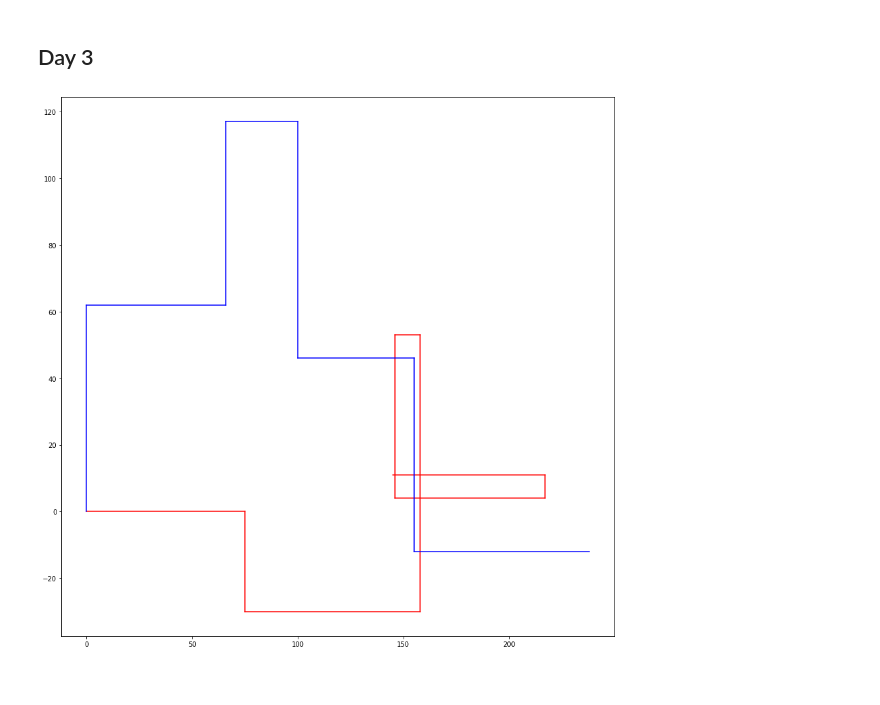
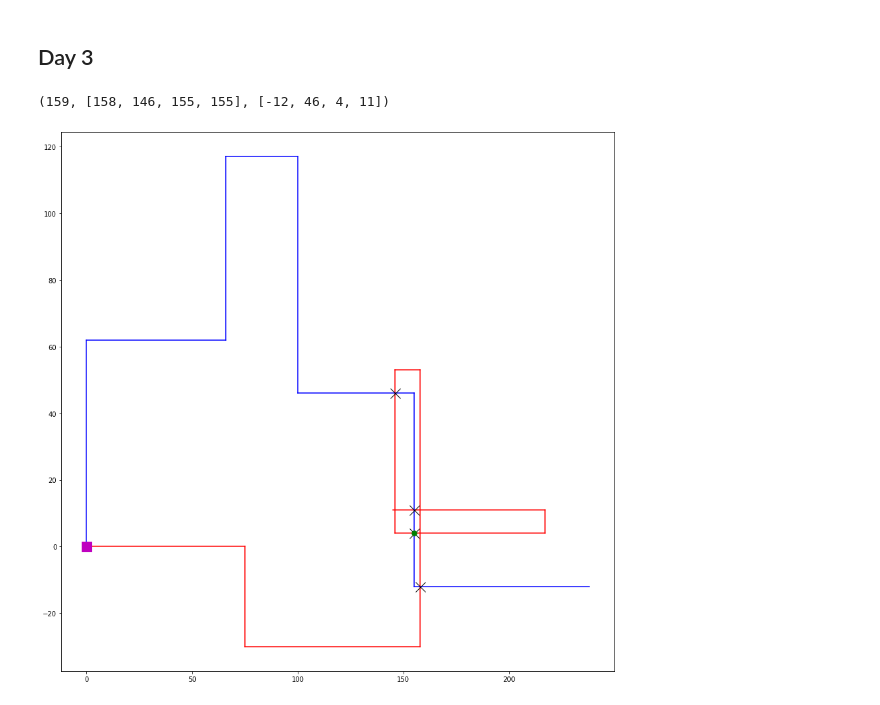
Before and after one commit to martinlarsalbert/adventofcode_2019, a Jupyter notebook: day03.1.ipynb, the cells around one changed output. Drawn from its saved outputs; the diff is of its cells as text; code cells hidden in the pictures.

```diff
--- a/day03.1.ipynb
+++ b/day03.1.ipynb
@@ -13,13 +14,43 @@ moves1 = moves1_str.split(',')
 moves2 = moves2_str.split(',')
 lines1 = record_moves(moves=moves1)
 lines2 = record_moves(moves=moves2)
+
+xs,ys = get_intersections(lines1,lines2)
-# %%
-fig,ax = plt.subplots()
-fig.set_size_inches(15,15)
-for line in lines1:
-    line.plot(ax,linestyle='-', color='r')
-
-for line in lines2:
-    line.plot(ax,linestyle='-', color='b')
-# %% [output]
-[figure, removed]
+# %%
+
+def plot_solution(moves1_str,moves2_str,ax):
+
+    moves1 = moves1_str.split(',')
+    moves2 = moves2_str.split(',')
+    lines1 = record_moves(moves=moves1)
+    lines2 = record_moves(moves=moves2)
+
+    xs,ys = get_intersections(lines1,lines2)
+
+    for line in lines1:
+        line.plot(ax,linestyle='-', color='r')
+
+    for line in lines2:
+        line.plot(ax,linestyle='-', color='b')
+
+    ax.plot(xs,ys,'kx',ms=15)
+    #for x,y in zip(xs,ys):
+    #    ax.text(x,y,'(%i,%i)' % (x,y))
+
+    manhattan_distances = np.abs(xs) + np.abs(ys)
+    index = np.argmin(manhattan_distances)
+    smalles_distance = manhattan_distances[index]
+    ax.plot(xs[index], ys[index],'g.',ms=15)
+    ax.plot(0, 0,'ms',ms=15)
+
+
+    return smalles_distance, xs, ys
+# %%
+fig,ax = plt.subplots()
+fig.set_size_inches(15,15)
+plot_solution('R75,D30,R83,U83,L12,D49,R71,U7,L72',
+              'U62,R66,U55,R34,D71,R55,D58,R83',ax
+             )
+# %% [output]
+(159, [158, 146, 155, 155], [-12, 46, 4, 11])
+[figure, added]
```
Also changed, not shown: parts of 8 cells of this notebook, 1 other file.
